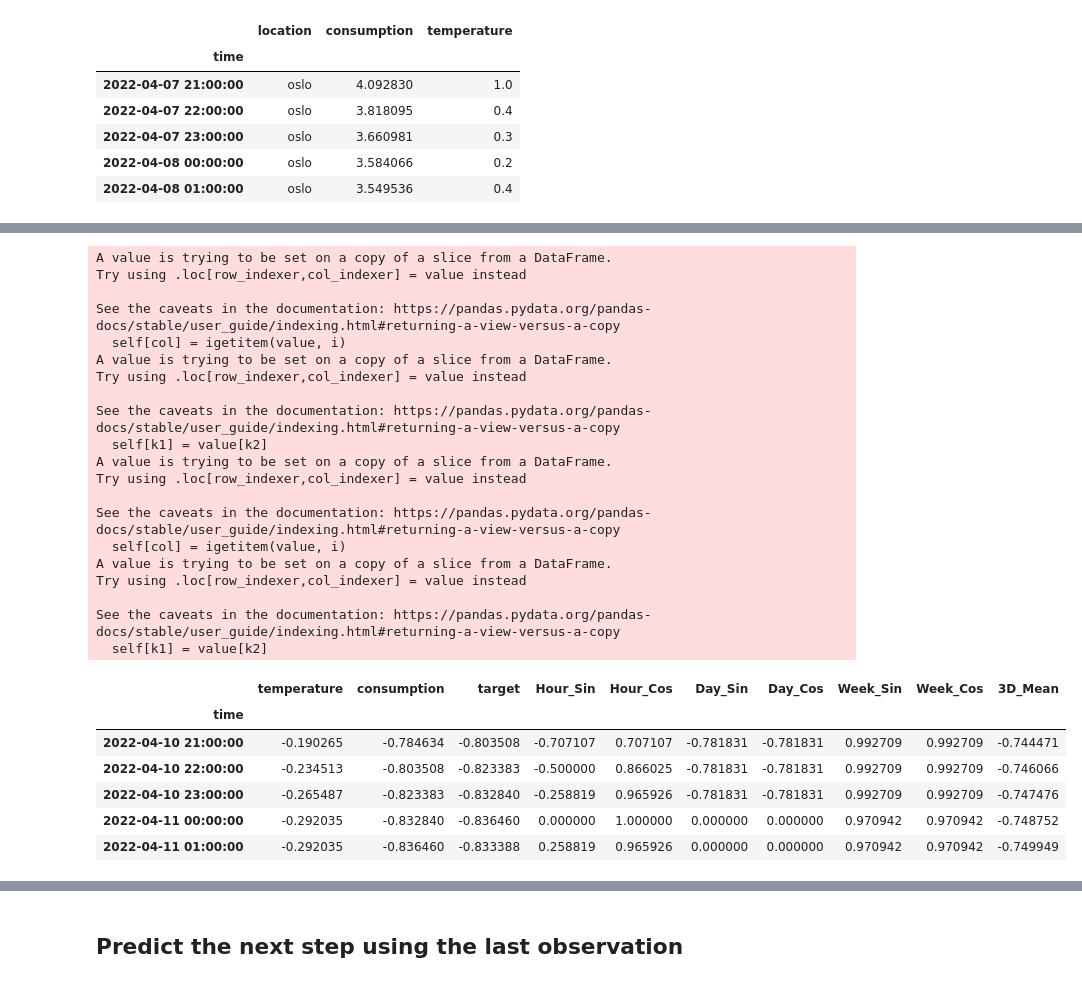
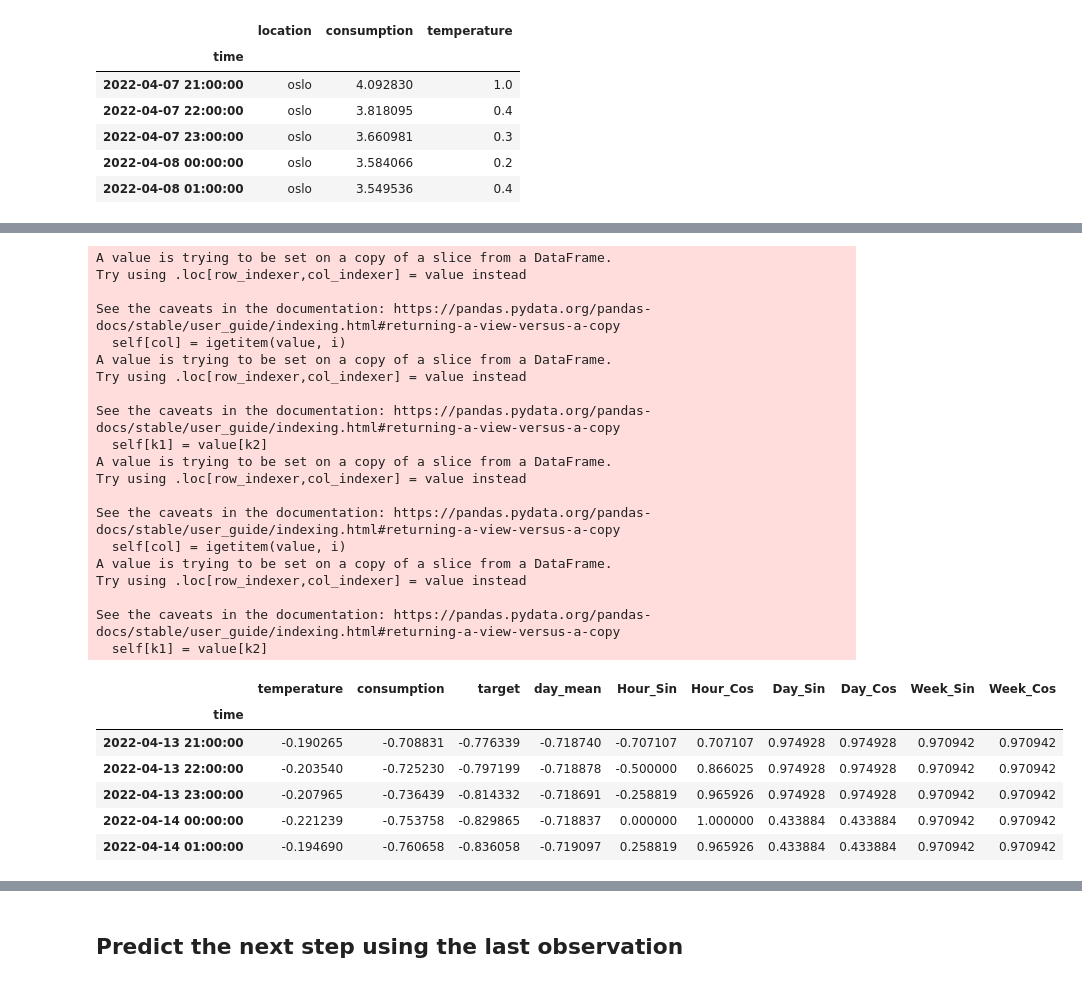
Before and after one commit to LeonardKuhn/TDT4259-Applied-Data-Science, a Jupyter notebook: sklearn_time_series.ipynb, the cells around one changed output, grey strips where cells are left out. Cells and saved outputs as stored; diff of their text form; code cells hidden in the pictures.

Commit message:
full model considering task constraints

```diff
--- a/sklearn_time_series.ipynb
+++ b/sklearn_time_series.ipynb
@@ -40,49 +43,53 @@ features[['temperature']] = 2 * features[['temperature']] - 1
 features[['consumption']] = scaler_cons.fit_transform(features[['consumption']])
 features[['consumption']] = 2 * features[['consumption']] - 1
 features[['target']] = features[['consumption']]
-features[['consumption']] = features[['consumption']].shift(1)
+
+features['day_mean'] = features[['consumption']].rolling(window=24).mean() # dayly mean
+
+# include the last available consumption value from 5 days ago
+features[['day_mean']] = features[['day_mean']].shift(120) # 120 = 5 days * 24 hours
+features[['consumption']] = features[['consumption']].shift(120) # 120 = 5 days * 24 hours
+
 # Cyclical Encoding for Periodic Features to learn hourly, weekly and yearly patterns
 features['Hour_Sin'] = np.sin(2 * np.pi * features.index.hour / 24)
 features['Hour_Cos'] = np.cos(2 * np.pi * features.index.hour / 24)
 features['Day_Sin'] = np.sin(2 * np.pi * features.index.dayofweek / 7)
 features['Day_Cos'] = np.sin(2 * np.pi * features.index.dayofweek / 7)
 features['Week_Sin'] = np.sin(2 * np.pi * features.index.isocalendar().week / 52)
 features['Week_Cos'] = np.sin(2 * np.pi * features.index.isocalendar().week / 52)
-# last three days mean value to get impression of overall consumption levels also not use mean of last hour.
-# think how far into the future the model shall be able to predict values
-features['3D_Mean'] = features['consumption'].rolling(window=72).mean()
 
-features = features.iloc[72:]
+# shift 120 to get to the first values that have information from 5 days ago and 24 more to have the first valid dayly mean values
+features = features.iloc[144:]
 
 features.head()
 # %% [output]
 A value is trying to be set on a copy of a slice from a DataFrame.
 Try using .loc[row_indexer,col_indexer] = value instead
 
 See the caveats in the documentation: https://pandas.pydata.org/pandas-docs/stable/user_guide/indexing.html#returning-a-view-versus-a-copy
   self[col] = igetitem(value, i)
 A value is trying to be set on a copy of a slice from a DataFrame.
 Try using .loc[row_indexer,col_indexer] = value instead
 
 See the caveats in the documentation: https://pandas.pydata.org/pandas-docs/stable/user_guide/indexing.html#returning-a-view-versus-a-copy
   self[k1] = value[k2]
 A value is trying to be set on a copy of a slice from a DataFrame.
 Try using .loc[row_indexer,col_indexer] = value instead
 
 See the caveats in the documentation: https://pandas.pydata.org/pandas-docs/stable/user_guide/indexing.html#returning-a-view-versus-a-copy
   self[col] = igetitem(value, i)
 A value is trying to be set on a copy of a slice from a DataFrame.
 Try using .loc[row_indexer,col_indexer] = value instead
 
 See the caveats in the documentation: https://pandas.pydata.org/pandas-docs/stable/user_guide/indexing.html#returning-a-view-versus-a-copy
   self[k1] = value[k2]
-|  | temperature | consumption | target | Hour_Sin | Hour_Cos | Day_Sin | Day_Cos | Week_Sin | Week_Cos | 3D_Mean |
+|  | temperature | consumption | target | day_mean | Hour_Sin | Hour_Cos | Day_Sin | Day_Cos | Week_Sin | Week_Cos |
 | time |  |  |  |  |  |  |  |  |  |  |
-| 2022-04-10 21:00:00 | -0.190265 | -0.784634 | -0.803508 | -0.707107 | 0.707107 | -0.781831 | -0.781831 | 0.992709 | 0.992709 | -0.744471 |
-| 2022-04-10 22:00:00 | -0.234513 | -0.803508 | -0.823383 | -0.500000 | 0.866025 | -0.781831 | -0.781831 | 0.992709 | 0.992709 | -0.746066 |
-| 2022-04-10 23:00:00 | -0.265487 | -0.823383 | -0.832840 | -0.258819 | 0.965926 | -0.781831 | -0.781831 | 0.992709 | 0.992709 | -0.747476 |
-| 2022-04-11 00:00:00 | -0.292035 | -0.832840 | -0.836460 | 0.000000 | 1.000000 | 0.000000 | 0.000000 | 0.970942 | 0.970942 | -0.748752 |
-| 2022-04-11 01:00:00 | -0.292035 | -0.836460 | -0.833388 | 0.258819 | 0.965926 | 0.000000 | 0.000000 | 0.970942 | 0.970942 | -0.749949 |
+| 2022-04-13 21:00:00 | -0.190265 | -0.708831 | -0.776339 | -0.718740 | -0.707107 | 0.707107 | 0.974928 | 0.974928 | 0.970942 | 0.970942 |
+| 2022-04-13 22:00:00 | -0.203540 | -0.725230 | -0.797199 | -0.718878 | -0.500000 | 0.866025 | 0.974928 | 0.974928 | 0.970942 | 0.970942 |
+| 2022-04-13 23:00:00 | -0.207965 | -0.736439 | -0.814332 | -0.718691 | -0.258819 | 0.965926 | 0.974928 | 0.974928 | 0.970942 | 0.970942 |
+| 2022-04-14 00:00:00 | -0.221239 | -0.753758 | -0.829865 | -0.718837 | 0.000000 | 1.000000 | 0.433884 | 0.433884 | 0.970942 | 0.970942 |
+| 2022-04-14 01:00:00 | -0.194690 | -0.760658 | -0.836058 | -0.719097 | 0.258819 | 0.965926 | 0.433884 | 0.433884 | 0.970942 | 0.970942 |
 # %%
 fig, ax = plt.subplots(figsize=(16, 11))
 
```
Also changed, not shown: parts of 18 cells of this notebook.
